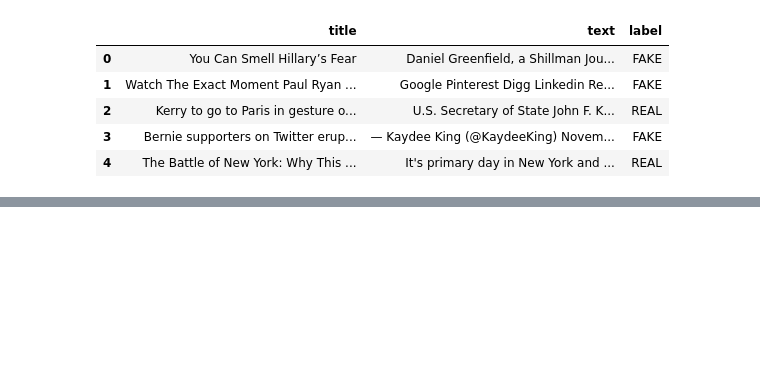
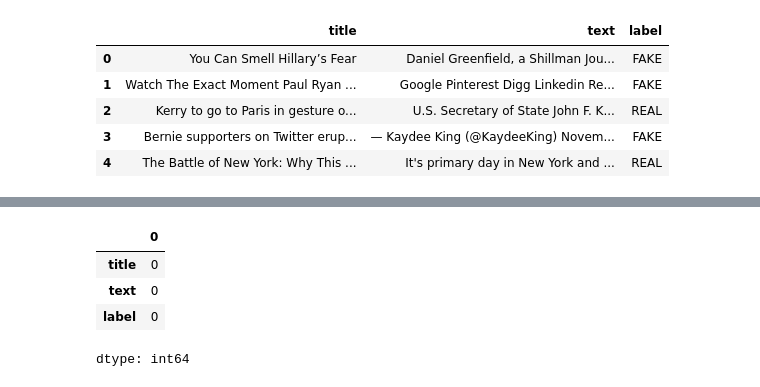
Before and after one commit to KhushPawar/fake-news-detection-nlp, a Jupyter notebook: NLP.ipynb, the cells around one changed output, grey strips where cells are left out. Saved outputs shown, nothing was run; the diff lists cells and outputs as text; code cells hidden in the pictures; blank space fills up the shorter version.

```diff
--- a/NLP.ipynb
+++ b/NLP.ipynb
@@ -22,0 +46,8 @@ df.head()
+# %%
+df.isnull().sum()
+# %% [output]
+|  | 0 |
+| title | 0 |
+| text | 0 |
+| label | 0 |
+dtype: int64
```
Also changed, not shown: parts of 69 cells of this notebook, 2 other files.
